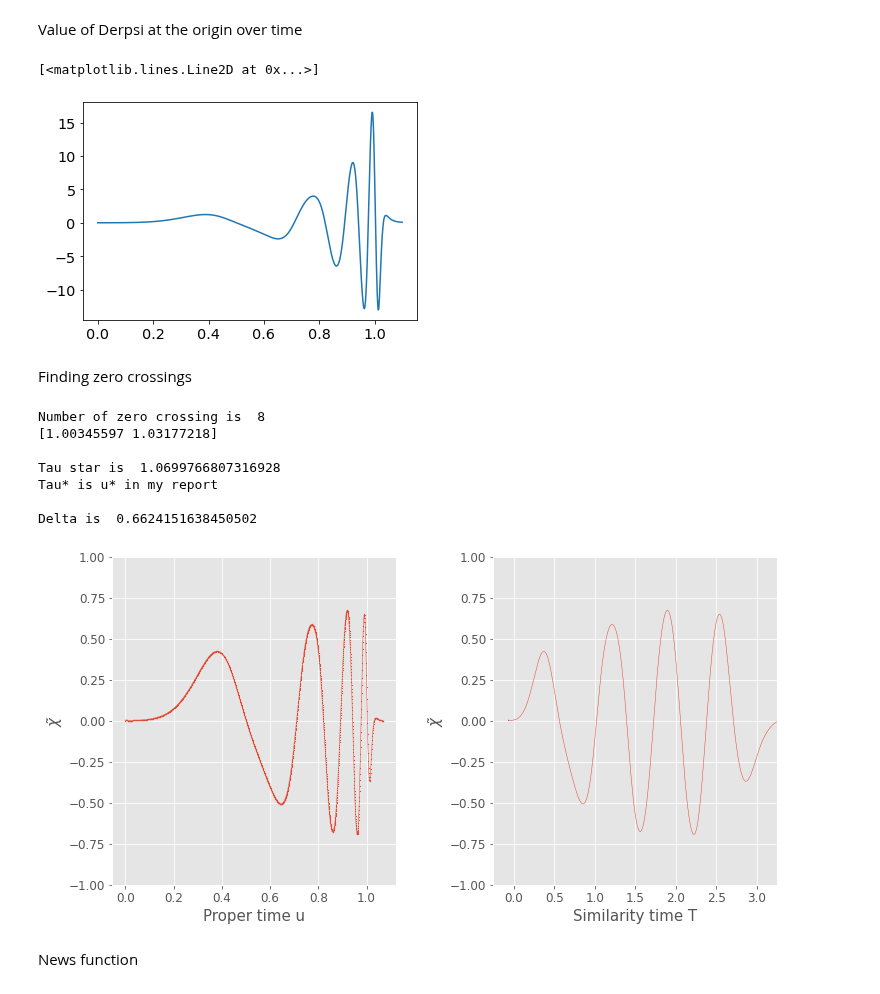
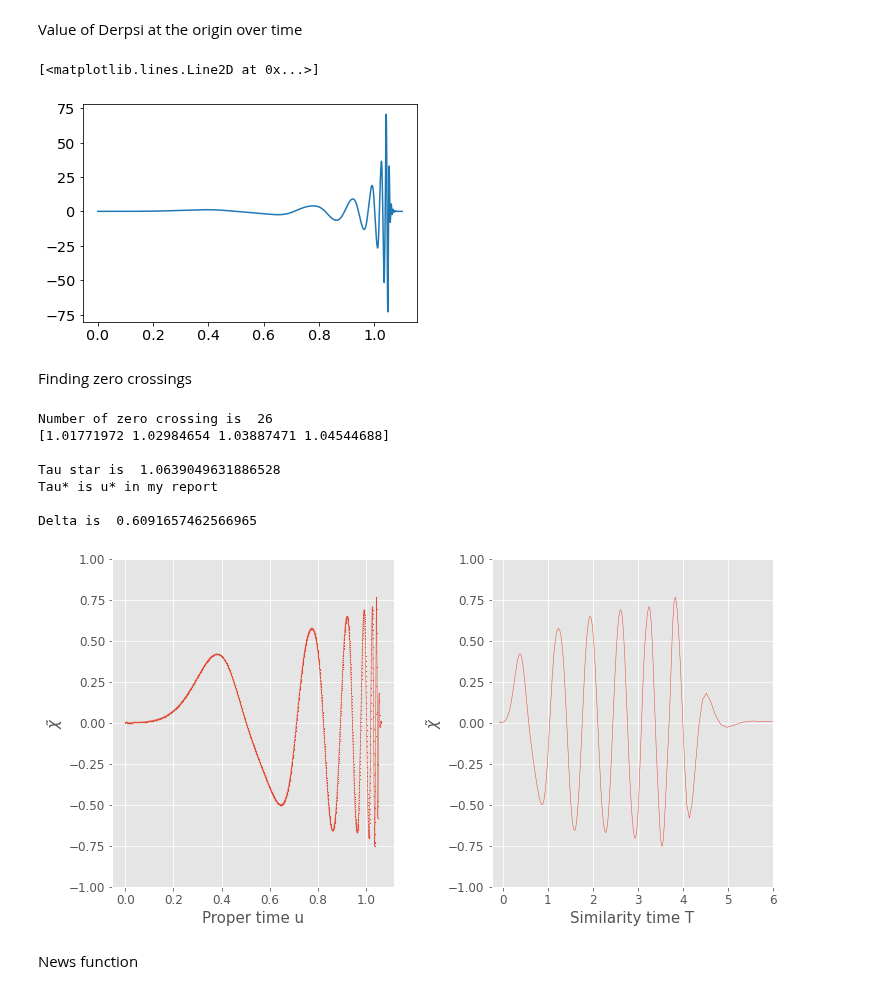
Before and after one commit to rita-png/gravitational-collapse, a Jupyter notebook: TMYangMills/PostProcessing.ipynb, the cells around one changed output. Drawn from its saved outputs; the diff is of its cells as text; code cells hidden in the pictures.

```diff
--- a/TMYangMills/PostProcessing.ipynb
+++ b/TMYangMills/PostProcessing.ipynb
@@ -52,8 +52,8 @@ derderxi_ori=[]
 
 for var in vars:
 
-    #dir = "/home/rita13santos/Desktop/MSc Thesis/Git/TMYangMills/DATA/muninnDATA/res1/{}.txt".format(var)
-    dir = "/home/rita13santos/Desktop/MSc Thesis/Git/TMYangMills/DATA/SavedDATA/finalthesis plots/run23/{}.txt".format(var)
+    dir = "/home/rita13santos/Desktop/run29/{}.txt".format(var)
+    #dir = "/home/rita13santos/Desktop/MSc Thesis/Git/TMYangMills/DATA/SavedDATA/finalthesis plots/run23/{}.txt".format(var)
 
 
 
@@ -161,7 +161,7 @@ Value of Derpsi at the origin over time
 plt.plot(time, derderxi_ori)
 # %% [output]
 [<matplotlib.lines.Line2D at 0x...>]
-[figure, old version]
+[figure, new version]
 # %% [markdown]
 Finding zero crossings
 # %%
@@ -173,7 +173,7 @@ roots=spl.roots()
 print("Number of zero crossing is ",len(roots))
 print(roots[k:(k+3)+1])
 
-k=3
+k=7
 tau_star=(roots[0+k]*roots[3+k]-roots[1+k]*roots[2+k])/(roots[0+k]-roots[1+k]-roots[2+k]+roots[3+k])
 print("\nTau star is ", tau_star)
 print("Tau* is u* in my report")
@@ -181,13 +181,13 @@ print("Tau* is u* in my report")
 Delta=2*math.log((tau_star-roots[k])/(tau_star-roots[k+1]))
 print("\nDelta is ", Delta)
 # %% [output]
-Number of zero crossing is  8
-[1.00345597 1.03177218]
+Number of zero crossing is  26
+[1.01771972 1.02984654 1.03887471 1.04544688]
 
-Tau star is  1.0699766807316928
+Tau star is  1.0639049631886528
 Tau* is u* in my report
 
-Delta is  0.6624151638450502
+Delta is  0.6091657462566965
 # %%
 Delta=0.6
 #tau_star=0.8575751683709906
@@ -206,35 +206,35 @@ for tt in adapt_time:
 
     aux=np.exp(-tt)*1/2*derderxi_ori[i]
     chitilde.append(aux)
     i=i+1
 
 with plt.style.context('ggplot'):
     """plt.rcParams.update({'font.size': 12})
     plt.rcParams["figure.figsize"] = (7,5)"""
     fig, (ax1, ax2) = plt.subplots(1, 2,figsize=(11, 6))
 
     #ax1.plot(time,np.multiply(1/2,derderxi_ori),linewidth=0.5)
     #ax1.scatter(time,np.multiply(1/2,derderxi_ori),s=0.5)
     ax1.plot(time[0:len(chitilde)],chitilde,linewidth=0.5)
     ax1.scatter(time[0:len(chitilde)],chitilde,s=0.5)
     ax1.set_ylim([-1,1])
     ax1.set_xlabel("Proper time u",fontsize=15)
     ax1.set_ylabel(r"$\tilde{\chi}$",fontsize=15)
-    ax2.set_xlim([-0.25,3.25])
+    ax2.set_xlim([-0.25,6])
     ax2.set_ylim([-1,1])
 
     #ax2.plot(adapt_time,np.multiply(1/2,derderxi_ori[0:len(adapt_time)]),linewidth=0.5)
     ax2.plot(adapt_time,chitilde,linewidth=0.5)
     #ax2.scatter(adapt_time,np.multiply(1/2,derderxi_ori[0:len(adapt_time)]),s=0.5)
     ax2.set_xlabel("Similarity time T",fontsize=15)
     ax2.set_ylabel(r"$\tilde{\chi}$",fontsize=15)
     fig.tight_layout(pad=3.0)
 
     plt.savefig("myImagePDF.pdf", format="pdf", bbox_inches="tight")
 
     plt.show()
 # %% [output]
-[figure, old version]
+[figure, new version]
 # %% [markdown]
 News function
 # %%
```
Also changed, not shown: parts of 3 cells of this notebook, 6 other files.
